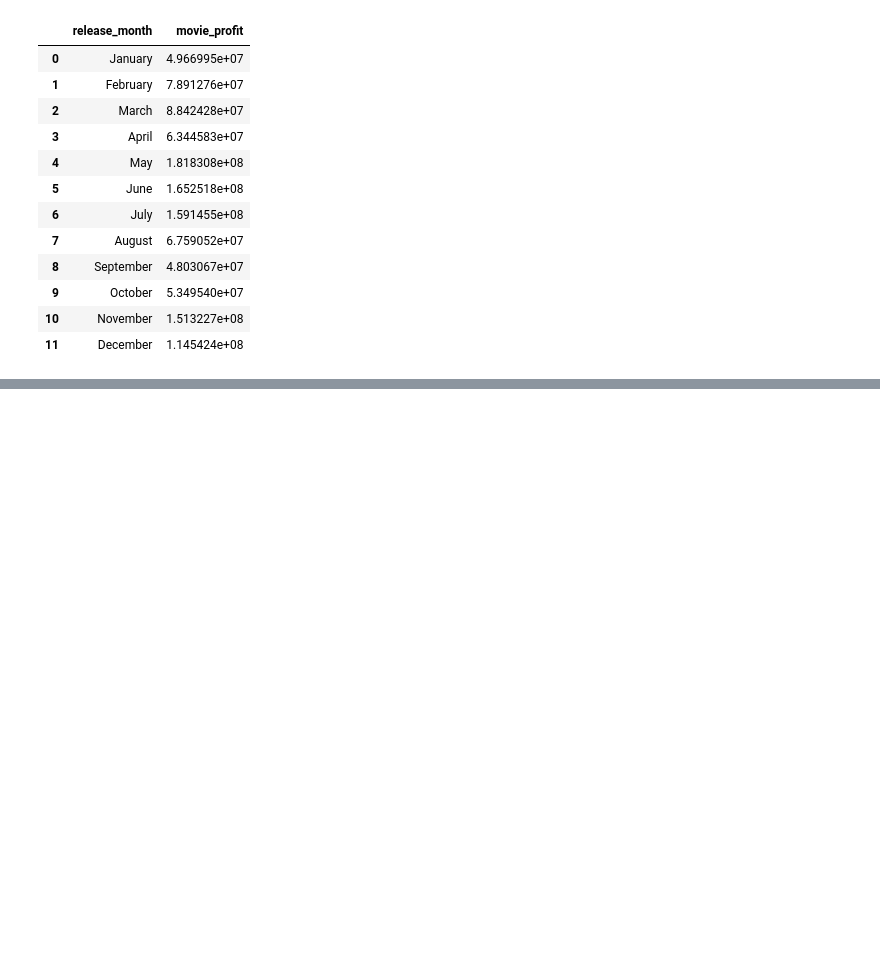
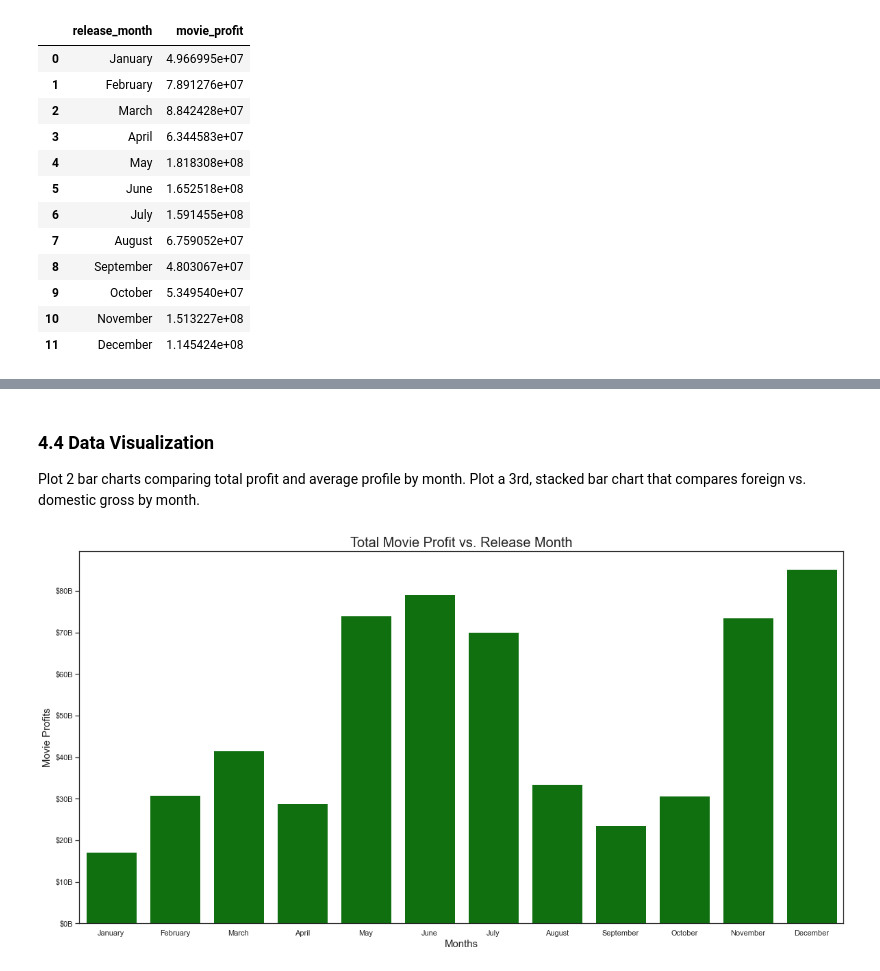
Before and after one commit to sumed-h/microsoft-studio-movie-analysis, a Jupyter notebook: Group_4_Notebook_FINAL.ipynb, the cells around one changed output, grey strips where cells are left out. Drawn from its saved outputs; the diff is of its cells as text; code cells hidden in the pictures; blank space fills up the shorter version.

```diff
--- a/Group_4_Notebook_FINAL.ipynb
+++ b/Group_4_Notebook_FINAL.ipynb
@@ -1037,0 +1258,26 @@ profit_vs_monthmean
+# %% [markdown]
+### 4.4 Data Visualization
+Plot 2 bar charts comparing total profit and average profile by month. Plot a 3rd, stacked bar chart that compares foreign vs. domestic gross by month.
+# %%
+# Plot total profit vs month (bar chart)
+from matplotlib.ticker import FuncFormatter
+
+ordered_months = ['January', 'February', 'March', 'April', 'May',
+                 'June', 'July', 'August', 'September', 'October',
+                 'November', 'December']
+x = np.arange(len(ordered_months))
+def ten_billions(y, pos):
+    return '$%1.0fB' % (y*1e-9)
+tot_prof_fig, ax = plt.subplots(figsize=(20,10))
+sns.barplot(x = profit_vs_monthsum['release_month'],
+            y = profit_vs_monthsum['movie_profit'],
+            color = 'green')
+sns.set_style("white")
+plt.title("Total Movie Profit vs. Release Month", fontsize= 20)
+plt.ylabel("Movie Profits", fontsize= 15)
+plt.xlabel("Months", fontsize=15)
+ax.tick_params(left=True, bottom=False)
+formatter = FuncFormatter(ten_billions)
+ax.yaxis.set_major_formatter(formatter);
+# %% [output]
+[figure, added]
```
Also changed, not shown: parts of 46 cells of this notebook, 3 other files.
